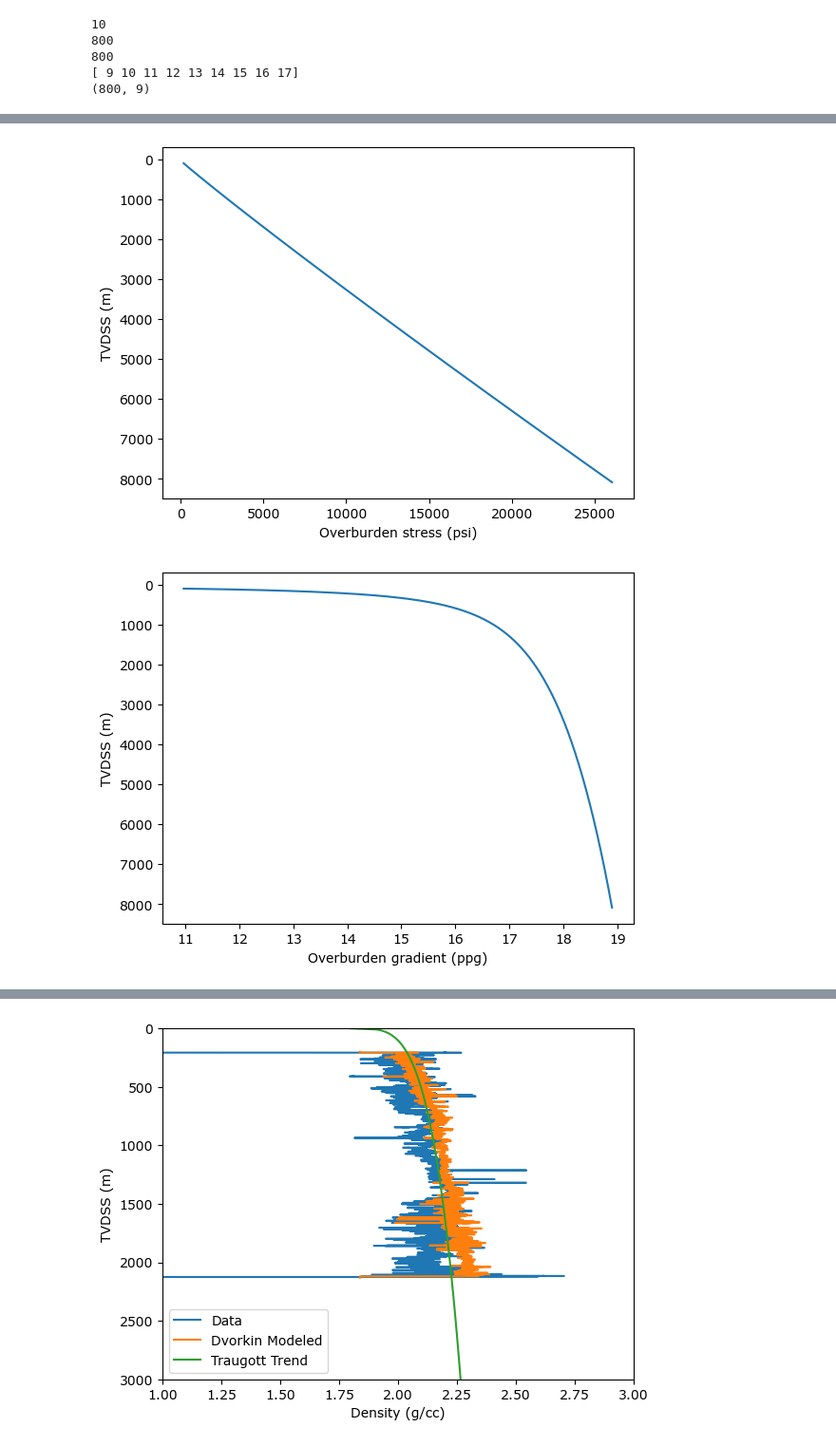
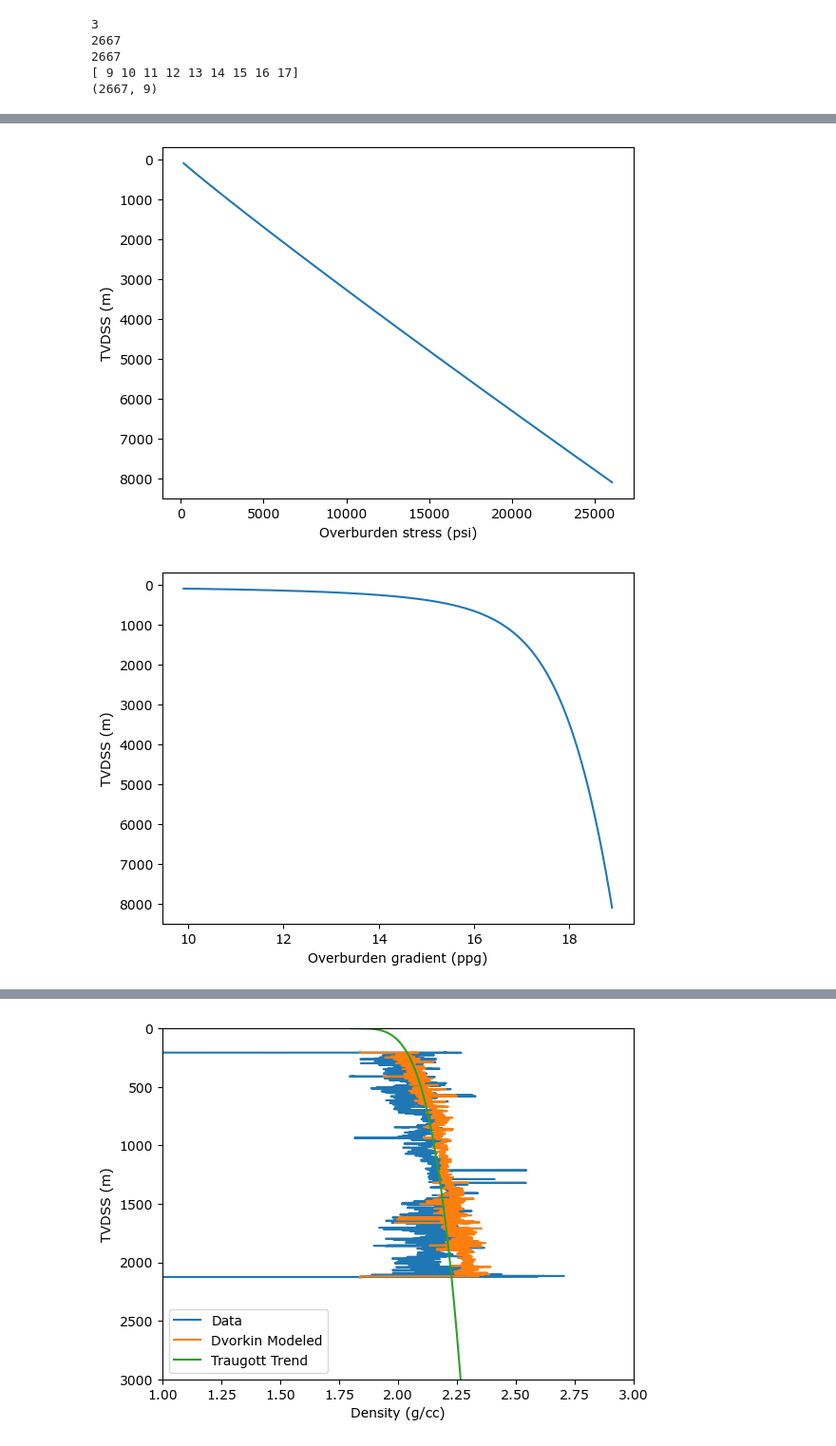
Before and after one commit to yjliu212/Basin-wide_rock_physics, a Jupyter notebook: RPT_Well_1.ipynb, the cells around one changed output, grey strips where cells are left out. Shown at 95% size. Drawn from its saved outputs; the diff is of its cells as text; code cells hidden in the pictures.

```diff
--- a/RPT_Well_1.ipynb
+++ b/RPT_Well_1.ipynb
@@ -13,7 +13,7 @@ rhob=b[:,11]
 vp_sonic=1e6/dt/3.2808
 vs_sonic=1e6/dts/3.2808
 
-zbml=np.arange(0,8000,10)
+zbml=np.arange(0,8000,3)
 wd=100 # Sea water depth, m
 row=1.03 # Sea water density, g/cc
 
@@ -178,38 +178,38 @@ plt.gca().invert_yaxis()
 dtf=204 # Water slowness
 rom=2.65 # Solid density
 rof=1.5 # Water density
 
 kr=1/(dtm**2*(1-phi_rpt)/rom+dtf**2*phi_rpt/rof)
 ror=rom*(1-phi_rpt)+rof*phi_rpt
 dtr=np.sqrt(ror/kr)
 vpr=1e6/dtr/3.2808
 
 '''
 plt.figure()
 plt.plot(1e6/dtr,zbml+wd)
 plt.xlabel('Vp (ft/s)')
 plt.ylabel('TVDSS (m)')
 plt.gca().invert_yaxis()
 '''
 
 idx = vp_rpt < vpr
 vp_rpt[idx] = vpr[idx]
 
 plt.figure()
 plt.plot(vp_rpt,zbml+wd)
 plt.plot(vp_sonic,z)
 plt.xlabel('Vp (m/s)')
 plt.ylabel('TVDSS (m)')
 plt.gca().invert_yaxis()
 # %% [output]
-10
-800
-800
+3
+2667
+2667
 [ 9 10 11 12 13 14 15 16 17]
-(800, 9)
+(2667, 9)
 [figure]
 [figure]
-[figure, old version]
+[figure, new version]
 [figure]
 [figure]
 [figure]
```
Also changed, not shown: parts of 6 cells of this notebook.
